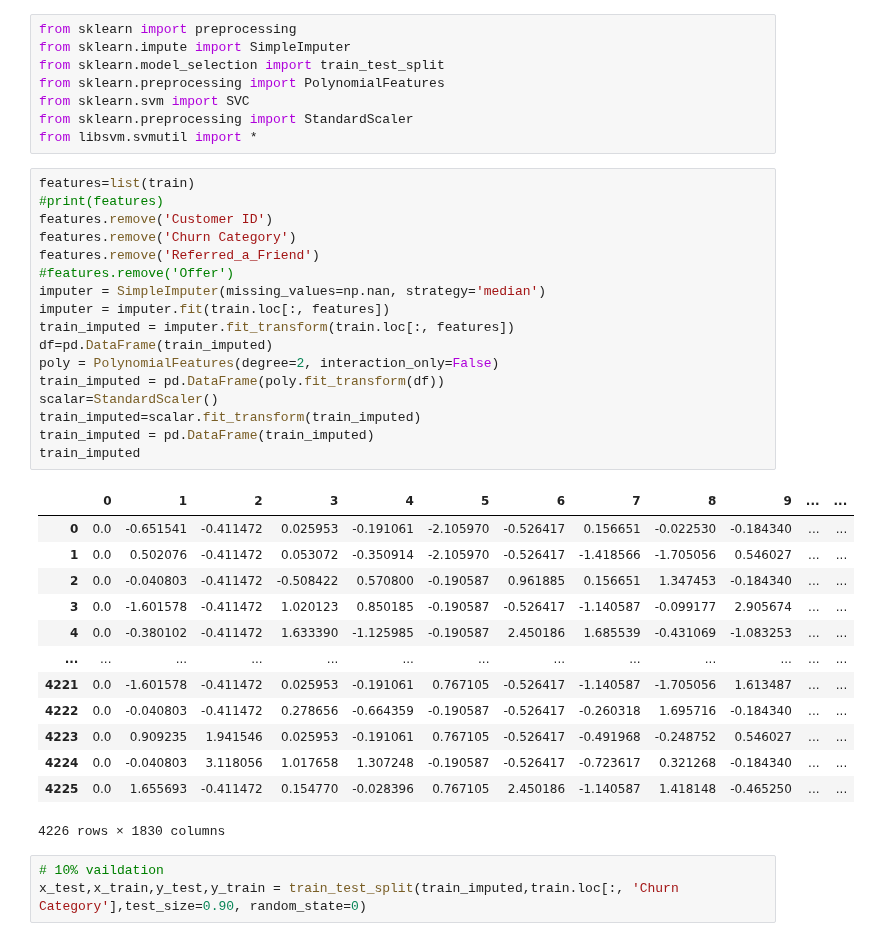
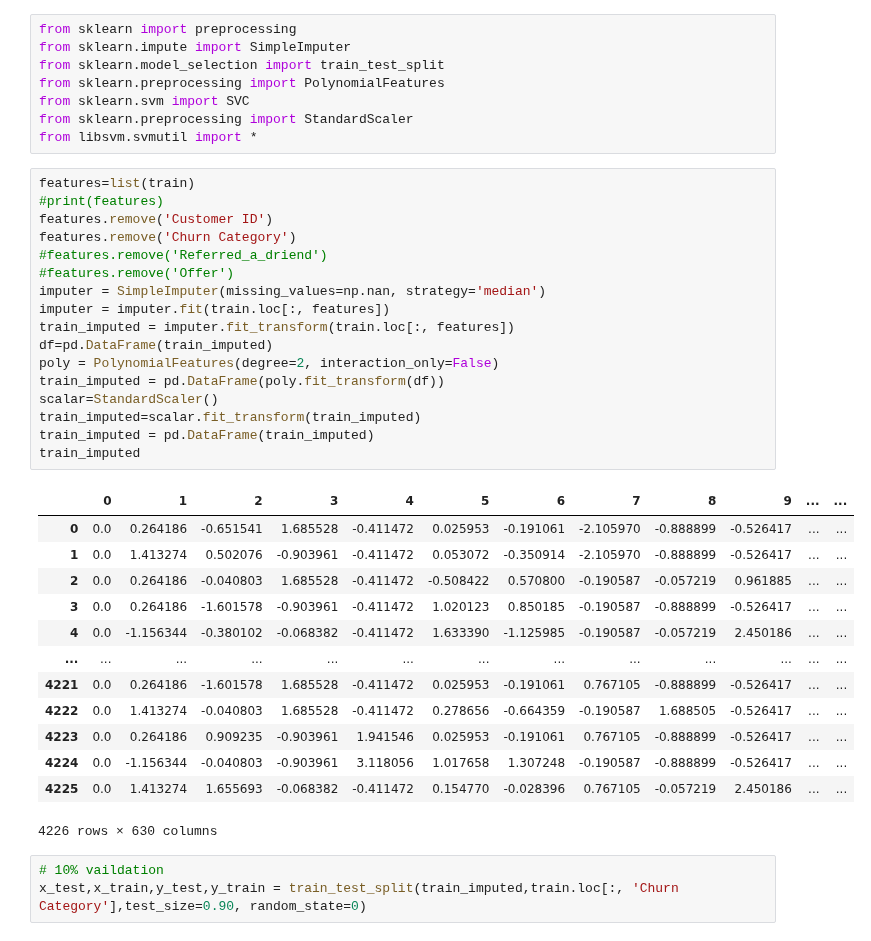
Before and after one commit to SinHanYang/html_final_project, a Jupyter notebook: main.ipynb, the cells around one changed output. Saved outputs shown, nothing was run; the diff lists cells and outputs as text.

```diff
--- a/main.ipynb
+++ b/main.ipynb
@@ -194,34 +157,34 @@ from libsvm.svmutil import *
 # %%
 features=list(train)
 #print(features)
 features.remove('Customer ID')
 features.remove('Churn Category')
-features.remove('Referred_a_Friend')
+#features.remove('Referred_a_driend')
 #features.remove('Offer')
 imputer = SimpleImputer(missing_values=np.nan, strategy='median')
 imputer = imputer.fit(train.loc[:, features])
 train_imputed = imputer.fit_transform(train.loc[:, features])
 df=pd.DataFrame(train_imputed)
 poly = PolynomialFeatures(degree=2, interaction_only=False)
 train_imputed = pd.DataFrame(poly.fit_transform(df))
 scalar=StandardScaler()
 train_imputed=scalar.fit_transform(train_imputed)
 train_imputed = pd.DataFrame(train_imputed)
 train_imputed
 # %% [output]
 |  | 0 | 1 | 2 | 3 | 4 | 5 | 6 | 7 | 8 | 9 | ... | ... |
-| 0 | 0.0 | -0.651541 | -0.411472 | 0.025953 | -0.191061 | -2.105970 | -0.526417 | 0.156651 | -0.022530 | -0.184340 | ... | ... |
-| 1 | 0.0 | 0.502076 | -0.411472 | 0.053072 | -0.350914 | -2.105970 | -0.526417 | -1.418566 | -1.705056 | 0.546027 | ... | ... |
-| 2 | 0.0 | -0.040803 | -0.411472 | -0.508422 | 0.570800 | -0.190587 | 0.961885 | 0.156651 | 1.347453 | -0.184340 | ... | ... |
-| 3 | 0.0 | -1.601578 | -0.411472 | 1.020123 | 0.850185 | -0.190587 | -0.526417 | -1.140587 | -0.099177 | 2.905674 | ... | ... |
-| 4 | 0.0 | -0.380102 | -0.411472 | 1.633390 | -1.125985 | -0.190587 | 2.450186 | 1.685539 | -0.431069 | -1.083253 | ... | ... |
+| 0 | 0.0 | 0.264186 | -0.651541 | 1.685528 | -0.411472 | 0.025953 | -0.191061 | -2.105970 | -0.888899 | -0.526417 | ... | ... |
+| 1 | 0.0 | 1.413274 | 0.502076 | -0.903961 | -0.411472 | 0.053072 | -0.350914 | -2.105970 | -0.888899 | -0.526417 | ... | ... |
+| 2 | 0.0 | 0.264186 | -0.040803 | 1.685528 | -0.411472 | -0.508422 | 0.570800 | -0.190587 | -0.057219 | 0.961885 | ... | ... |
+| 3 | 0.0 | 0.264186 | -1.601578 | -0.903961 | -0.411472 | 1.020123 | 0.850185 | -0.190587 | -0.888899 | -0.526417 | ... | ... |
+| 4 | 0.0 | -1.156344 | -0.380102 | -0.068382 | -0.411472 | 1.633390 | -1.125985 | -0.190587 | -0.057219 | 2.450186 | ... | ... |
 | ... | ... | ... | ... | ... | ... | ... | ... | ... | ... | ... | ... | ... |
-| 4221 | 0.0 | -1.601578 | -0.411472 | 0.025953 | -0.191061 | 0.767105 | -0.526417 | -1.140587 | -1.705056 | 1.613487 | ... | ... |
-| 4222 | 0.0 | -0.040803 | -0.411472 | 0.278656 | -0.664359 | -0.190587 | -0.526417 | -0.260318 | 1.695716 | -0.184340 | ... | ... |
-| 4223 | 0.0 | 0.909235 | 1.941546 | 0.025953 | -0.191061 | 0.767105 | -0.526417 | -0.491968 | -0.248752 | 0.546027 | ... | ... |
-| 4224 | 0.0 | -0.040803 | 3.118056 | 1.017658 | 1.307248 | -0.190587 | -0.526417 | -0.723617 | 0.321268 | -0.184340 | ... | ... |
-| 4225 | 0.0 | 1.655693 | -0.411472 | 0.154770 | -0.028396 | 0.767105 | 2.450186 | -1.140587 | 1.418148 | -0.465250 | ... | ... |
+| 4221 | 0.0 | 0.264186 | -1.601578 | 1.685528 | -0.411472 | 0.025953 | -0.191061 | 0.767105 | -0.888899 | -0.526417 | ... | ... |
+| 4222 | 0.0 | 1.413274 | -0.040803 | 1.685528 | -0.411472 | 0.278656 | -0.664359 | -0.190587 | 1.688505 | -0.526417 | ... | ... |
+| 4223 | 0.0 | 0.264186 | 0.909235 | -0.903961 | 1.941546 | 0.025953 | -0.191061 | 0.767105 | -0.888899 | -0.526417 | ... | ... |
+| 4224 | 0.0 | -1.156344 | -0.040803 | -0.903961 | 3.118056 | 1.017658 | 1.307248 | -0.190587 | -0.888899 | -0.526417 | ... | ... |
+| 4225 | 0.0 | 1.413274 | 1.655693 | -0.068382 | -0.411472 | 0.154770 | -0.028396 | 0.767105 | -0.057219 | 2.450186 | ... | ... |
-4226 rows × 1830 columns
+4226 rows × 630 columns
 # %%
 # 10% vaildation
 x_test,x_train,y_test,y_train = train_test_split(train_imputed,train.loc[:, 'Churn Category'],test_size=0.90, random_state=0)
```
Also changed, not shown: parts of 9 cells of this notebook, 1 other file.
